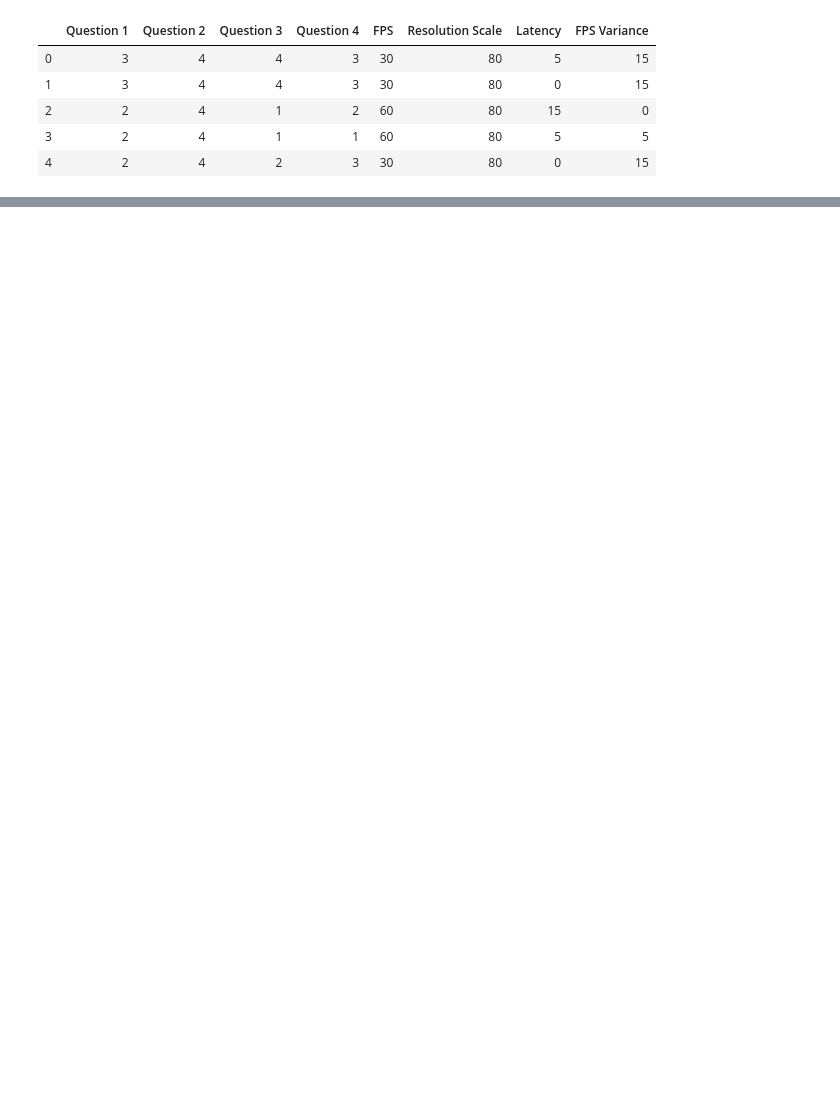
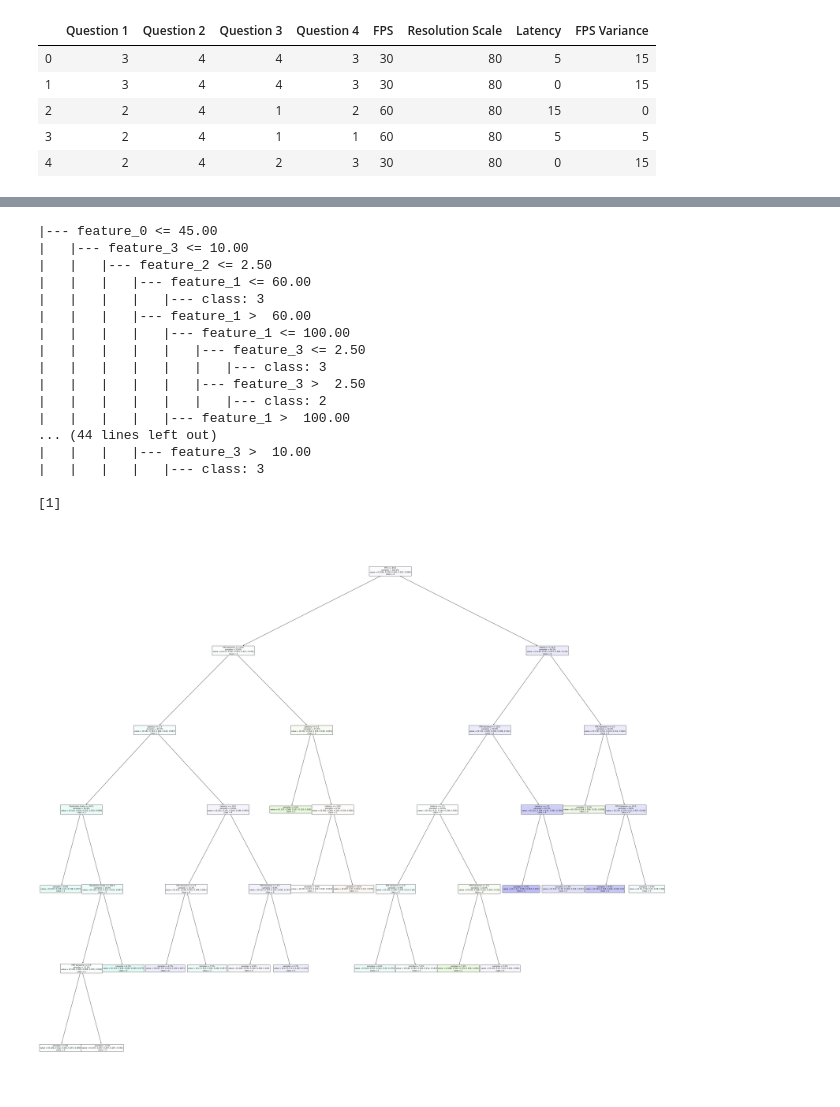
Before and after one commit to RoyceHong/BoatAttack, a Jupyter notebook: Analysis/DecisionTree.ipynb, the cells around one changed output, grey strips where cells are left out. Saved outputs shown, nothing was run; the diff lists cells and outputs as text; code cells hidden in the pictures; blank space fills up the shorter version.

```diff
--- a/Analysis/DecisionTree.ipynb
+++ b/Analysis/DecisionTree.ipynb
@@ -43 +31,41 @@ from sklearn import tree
+# %%
+clf = DecisionTreeClassifier(max_depth = 6)
+model = clf.fit(X, y)
+
+fig = plt.figure(figsize=(55,50))
+_ = tree.plot_tree(clf,
+                   feature_names=X.columns,
+                   class_names=['1', '2','3','4', '5'],
+                   impurity=False,
+                   proportion=True,
+                   filled=True)
+fig.savefig("decision_tree_classifier.png")
+viz = dtreeviz(clf, X, y,
+                target_name="target",
+                feature_names=X.columns,
+                class_names=['1', '2','3','4', '5'])
+viz.save("decision_tree.svg")
+text_representation = tree.export_text(model)
+print(text_representation)
+model.score(X, y)
+print(model.predict(np.array([30, 80, 5, 15]).reshape(1, -1)))
+# %% [output]
+|--- feature_0 <= 45.00
+|   |--- feature_3 <= 10.00
+|   |   |--- feature_2 <= 2.50
+|   |   |   |--- feature_1 <= 60.00
+|   |   |   |   |--- class: 3
+|   |   |   |--- feature_1 >  60.00
+|   |   |   |   |--- feature_1 <= 100.00
+|   |   |   |   |   |--- feature_3 <= 2.50
+|   |   |   |   |   |   |--- class: 3
+|   |   |   |   |   |--- feature_3 >  2.50
+|   |   |   |   |   |   |--- class: 2
+|   |   |   |   |--- feature_1 >  100.00
+... (44 lines left out)
+|   |   |   |--- feature_3 >  10.00
+|   |   |   |   |--- class: 3
+
+[1]
+[figure, added]
 # %%
```
Also changed, not shown: parts of 4 cells of this notebook, 5 other files.
